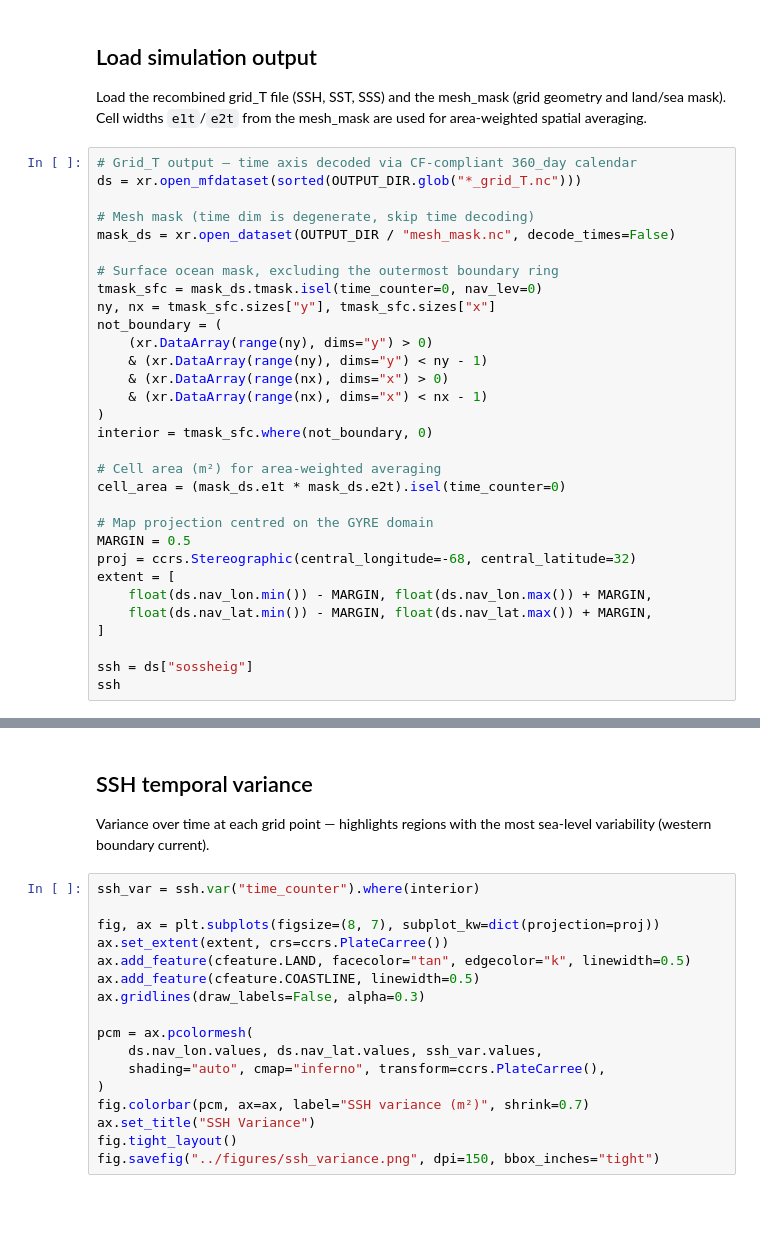
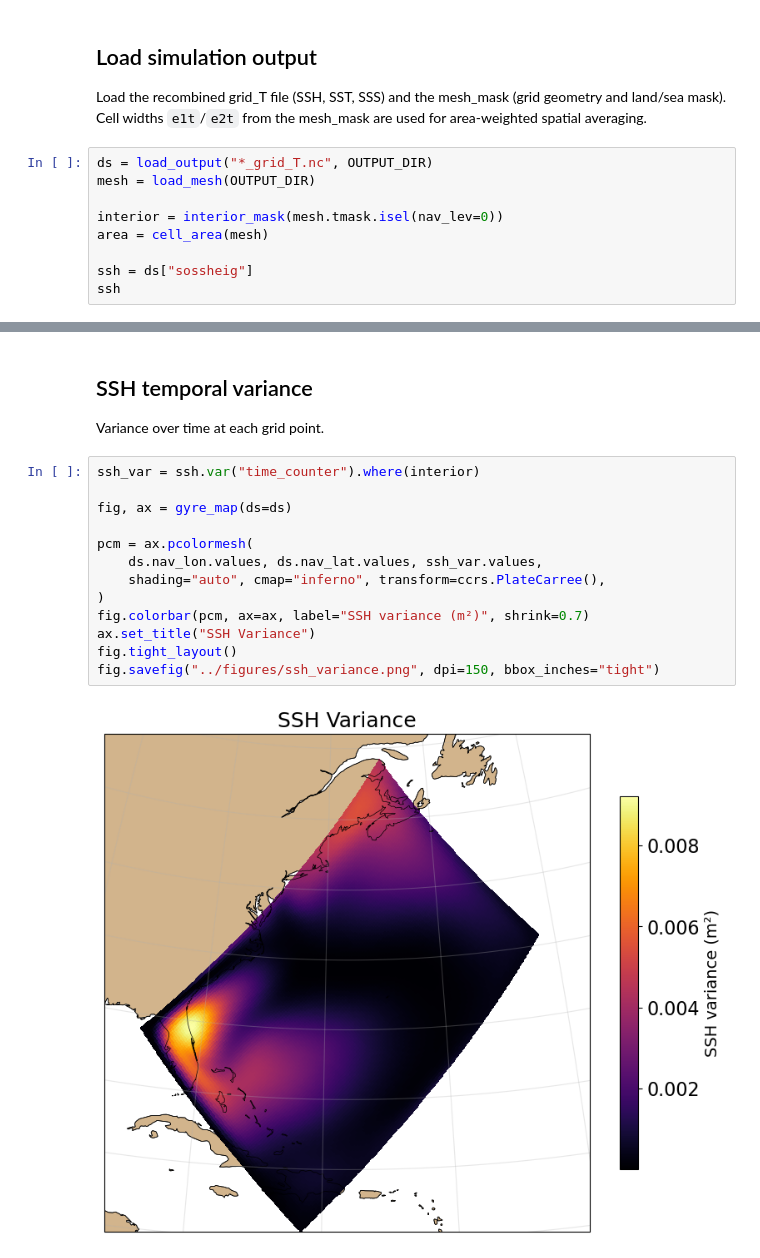
Before and after one commit to willirath/2026-Claude-NEMO, a Jupyter notebook: analysis/ssh.ipynb, the cells around one changed output, grey strips where cells are left out. Saved outputs shown, nothing was run; the diff lists cells and outputs as text; blank space fills up the shorter version.

```diff
--- a/analysis/ssh.ipynb
+++ b/analysis/ssh.ipynb
@@ -23,33 +23,11 @@ Load the recombined grid_T file (SSH, SST, SSS) and the mesh_mask
 (grid geometry and land/sea mask). Cell widths `e1t`/`e2t` from the
 mesh_mask are used for area-weighted spatial averaging.
 # %%
-# Grid_T output — time axis decoded via CF-compliant 360_day calendar
-ds = xr.open_mfdataset(sorted(OUTPUT_DIR.glob("*_grid_T.nc")))
+ds = load_output("*_grid_T.nc", OUTPUT_DIR)
+mesh = load_mesh(OUTPUT_DIR)
 
-# Mesh mask (time dim is degenerate, skip time decoding)
-mask_ds = xr.open_dataset(OUTPUT_DIR / "mesh_mask.nc", decode_times=False)
-
-# Surface ocean mask, excluding the outermost boundary ring
-tmask_sfc = mask_ds.tmask.isel(time_counter=0, nav_lev=0)
-ny, nx = tmask_sfc.sizes["y"], tmask_sfc.sizes["x"]
-not_boundary = (
-    (xr.DataArray(range(ny), dims="y") > 0)
-    & (xr.DataArray(range(ny), dims="y") < ny - 1)
-    & (xr.DataArray(range(nx), dims="x") > 0)
-    & (xr.DataArray(range(nx), dims="x") < nx - 1)
-)
-interior = tmask_sfc.where(not_boundary, 0)
-
-# Cell area (m²) for area-weighted averaging
-cell_area = (mask_ds.e1t * mask_ds.e2t).isel(time_counter=0)
-
-# Map projection centred on the GYRE domain
-MARGIN = 0.5
-proj = ccrs.Stereographic(central_longitude=-68, central_latitude=32)
-extent = [
-    float(ds.nav_lon.min()) - MARGIN, float(ds.nav_lon.max()) + MARGIN,
-    float(ds.nav_lat.min()) - MARGIN, float(ds.nav_lat.max()) + MARGIN,
-]
+interior = interior_mask(mesh.tmask.isel(nav_lev=0))
+area = cell_area(mesh)
 
 ssh = ds["sossheig"]
 ssh
@@ -56,25 +91,22 @@ ssh
 # %% [markdown]
 ## SSH temporal variance
 
-Variance over time at each grid point — highlights regions with the most
-sea-level variability (western boundary current).
+Variance over time at each grid point.
 # %%
 ssh_var = ssh.var("time_counter").where(interior)
 
-fig, ax = plt.subplots(figsize=(8, 7), subplot_kw=dict(projection=proj))
-ax.set_extent(extent, crs=ccrs.PlateCarree())
-ax.add_feature(cfeature.LAND, facecolor="tan", edgecolor="k", linewidth=0.5)
-ax.add_feature(cfeature.COASTLINE, linewidth=0.5)
-ax.gridlines(draw_labels=False, alpha=0.3)
+fig, ax = gyre_map(ds=ds)
 
 pcm = ax.pcolormesh(
     ds.nav_lon.values, ds.nav_lat.values, ssh_var.values,
     shading="auto", cmap="inferno", transform=ccrs.PlateCarree(),
 )
 fig.colorbar(pcm, ax=ax, label="SSH variance (m²)", shrink=0.7)
 ax.set_title("SSH Variance")
 fig.tight_layout()
 fig.savefig("../figures/ssh_variance.png", dpi=150, bbox_inches="tight")
+# %% [output]
+[figure, added]
 # %% [markdown]
 ## Domain-mean SSH time series
 
```
Also changed, not shown: parts of 5 cells of this notebook, 16 other files.
